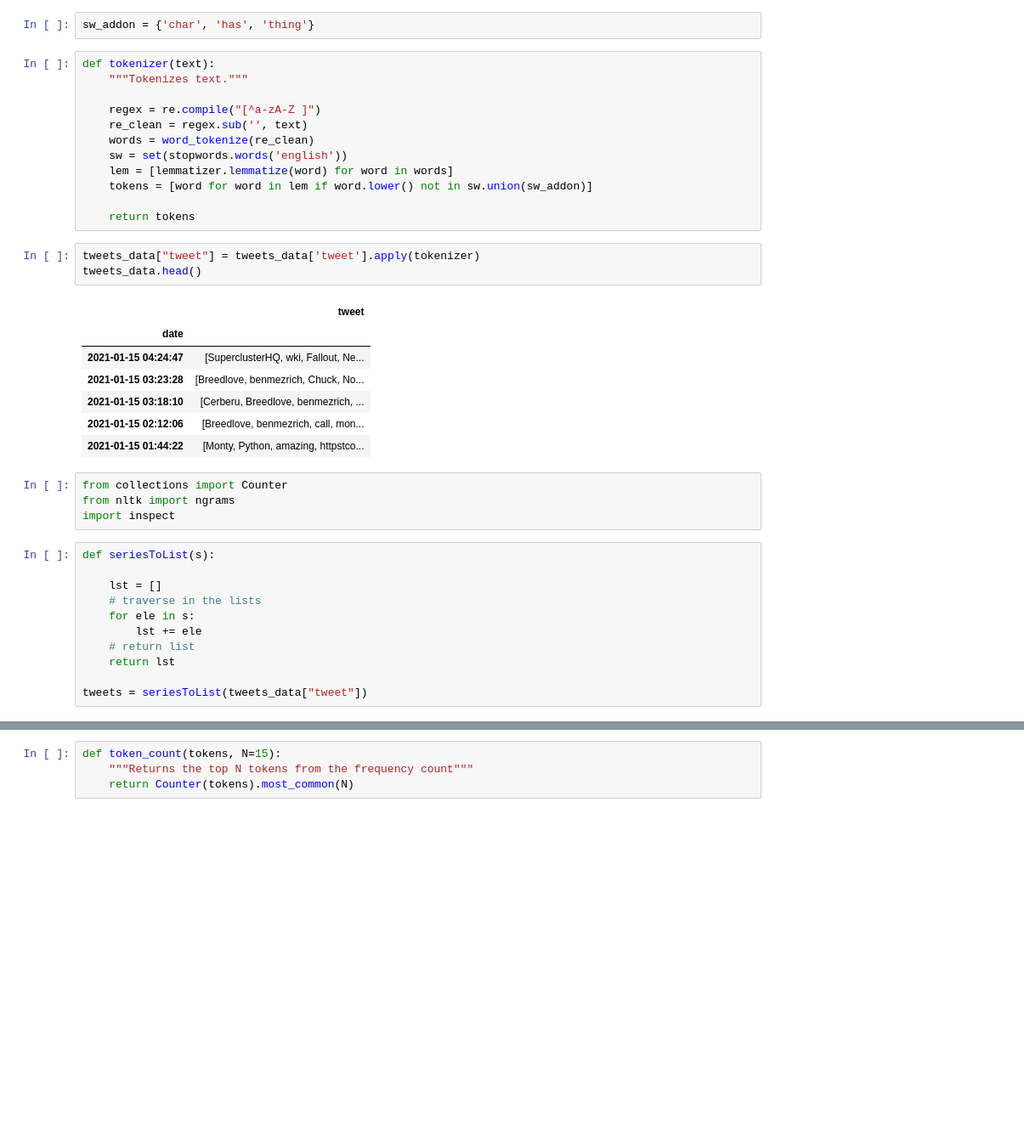
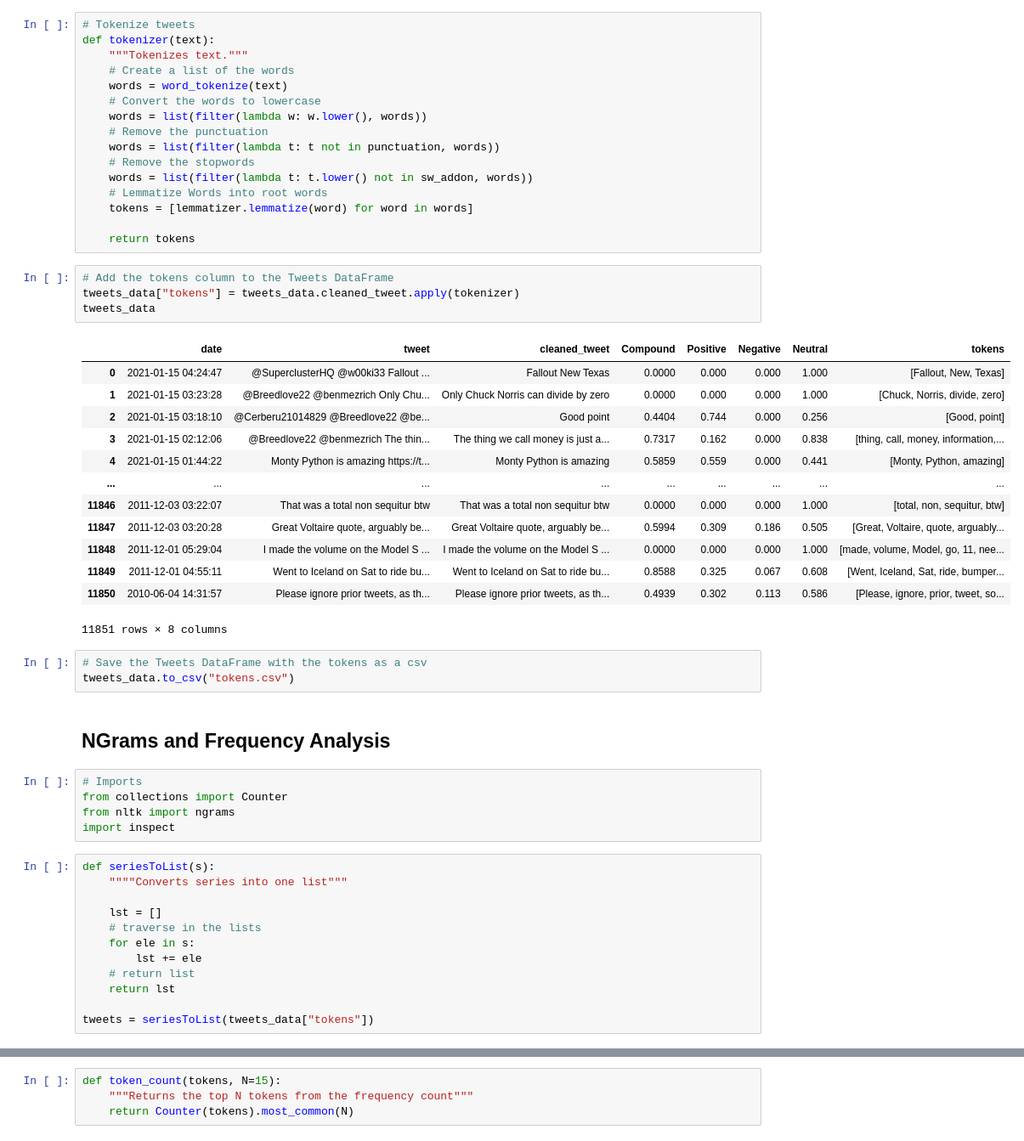
Before and after one commit to tamobee/Tweeting-Tesla, a Jupyter notebook: nlp-data.ipynb, the cells around one changed output, grey strips where cells are left out. Shown at 85% size. Saved outputs shown, nothing was run; the diff lists cells and outputs as text; blank space fills up the shorter version.

```diff
--- a/nlp-data.ipynb
+++ b/nlp-data.ipynb
@@ -42,34 +178,50 @@ lemmatizer = WordNetLemmatizer()
-# %%
-sw_addon = {'char', 'has', 'thing'}
-# %%
-def tokenizer(text):
-    """Tokenizes text."""
-
-    regex = re.compile("[^a-zA-Z ]")
-    re_clean = regex.sub('', text)
-    words = word_tokenize(re_clean)
-    sw = set(stopwords.words('english'))
-    lem = [lemmatizer.lemmatize(word) for word in words]
-    tokens = [word for word in lem if word.lower() not in sw.union(sw_addon)]
-
-    return tokens
-# %%
-tweets_data["tweet"] = tweets_data['tweet'].apply(tokenizer)
-tweets_data.head()
-# %% [output]
-|  | tweet |
-| date |  |
-| 2021-01-15 04:24:47 | [SuperclusterHQ, wki, Fallout, Ne... |
-| 2021-01-15 03:23:28 | [Breedlove, benmezrich, Chuck, No... |
-| 2021-01-15 03:18:10 | [Cerberu, Breedlove, benmezrich, ... |
-| 2021-01-15 02:12:06 | [Breedlove, benmezrich, call, mon... |
-| 2021-01-15 01:44:22 | [Monty, Python, amazing, httpstco... |
+# %%
+# Tokenize tweets
+def tokenizer(text):
+    """Tokenizes text."""
+    # Create a list of the words
+    words = word_tokenize(text)
+    # Convert the words to lowercase
+    words = list(filter(lambda w: w.lower(), words))
+    # Remove the punctuation
+    words = list(filter(lambda t: t not in punctuation, words))
+    # Remove the stopwords
+    words = list(filter(lambda t: t.lower() not in sw_addon, words))
+    # Lemmatize Words into root words
+    tokens = [lemmatizer.lemmatize(word) for word in words]
+
+    return tokens
+# %%
+# Add the tokens column to the Tweets DataFrame
+tweets_data["tokens"] = tweets_data.cleaned_tweet.apply(tokenizer)
+tweets_data
+# %% [output]
+|  | date | tweet | cleaned_tweet | Compound | Positive | Negative | Neutral | tokens |
+| 0 | 2021-01-15 04:24:47 | @SuperclusterHQ @w00ki33 Fallout ... | Fallout New Texas | 0.0000 | 0.000 | 0.000 | 1.000 | [Fallout, New, Texas] |
+| 1 | 2021-01-15 03:23:28 | @Breedlove22 @benmezrich Only Chu... | Only Chuck Norris can divide by zero | 0.0000 | 0.000 | 0.000 | 1.000 | [Chuck, Norris, divide, zero] |
+| 2 | 2021-01-15 03:18:10 | @Cerberu21014829 @Breedlove22 @be... | Good point | 0.4404 | 0.744 | 0.000 | 0.256 | [Good, point] |
+| 3 | 2021-01-15 02:12:06 | @Breedlove22 @benmezrich The thin... | The thing we call money is just a... | 0.7317 | 0.162 | 0.000 | 0.838 | [thing, call, money, information,... |
+| 4 | 2021-01-15 01:44:22 | Monty Python is amazing https://t... | Monty Python is amazing | 0.5859 | 0.559 | 0.000 | 0.441 | [Monty, Python, amazing] |
+| ... | ... | ... | ... | ... | ... | ... | ... | ... |
+| 11846 | 2011-12-03 03:22:07 | That was a total non sequitur btw | That was a total non sequitur btw | 0.0000 | 0.000 | 0.000 | 1.000 | [total, non, sequitur, btw] |
+| 11847 | 2011-12-03 03:20:28 | Great Voltaire quote, arguably be... | Great Voltaire quote, arguably be... | 0.5994 | 0.309 | 0.186 | 0.505 | [Great, Voltaire, quote, arguably... |
+| 11848 | 2011-12-01 05:29:04 | I made the volume on the Model S ... | I made the volume on the Model S ... | 0.0000 | 0.000 | 0.000 | 1.000 | [made, volume, Model, go, 11, nee... |
+| 11849 | 2011-12-01 04:55:11 | Went to Iceland on Sat to ride bu... | Went to Iceland on Sat to ride bu... | 0.8588 | 0.325 | 0.067 | 0.608 | [Went, Iceland, Sat, ride, bumper... |
+| 11850 | 2010-06-04 14:31:57 | Please ignore prior tweets, as th... | Please ignore prior tweets, as th... | 0.4939 | 0.302 | 0.113 | 0.586 | [Please, ignore, prior, tweet, so... |
+11851 rows × 8 columns
+# %%
+# Save the Tweets DataFrame with the tokens as a csv
+tweets_data.to_csv("tokens.csv")
+# %% [markdown]
+## NGrams and Frequency Analysis
 # %%
+# Imports
 from collections import Counter
 from nltk import ngrams
 import inspect
 # %%
 def seriesToList(s):
+    """"Converts series into one list"""
 
     lst = []
     # traverse in the lists
@@ -78,5 +230,5 @@ def seriesToList(s):
     # return list
     return lst
 
-tweets = seriesToList(tweets_data["tweet"])
+tweets = seriesToList(tweets_data["tokens"])
 # %%
```
Also changed, not shown: parts of 14 cells of this notebook, 6 other files.
